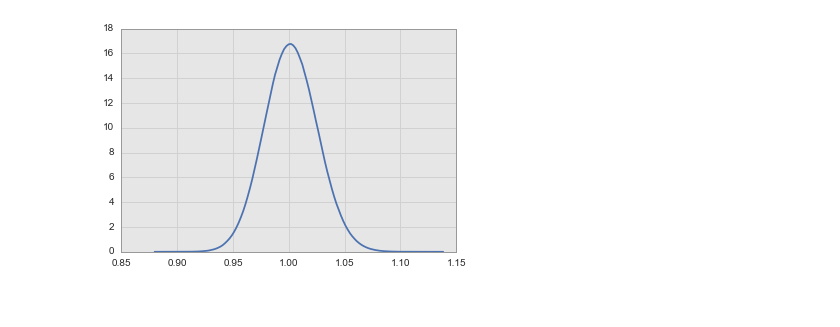
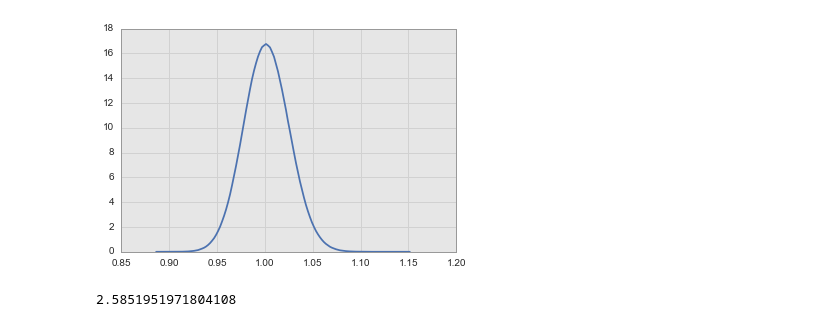
Before and after one commit to bbahmany/quant-finance, a Jupyter notebook: forcasting.ipynb, the cells around one changed output. Drawn from its saved outputs; the diff is of its cells as text; code cells hidden in the pictures.

```diff
--- a/forcasting.ipynb
+++ b/forcasting.ipynb
@@ -94,4 +105,8 @@ array([ 0.00169021,  0.00056446])
 # %%
-sns.distplot(np.random.lognormal(0.00169021, np.sqrt(0.00056446), 10000000), kde=True, hist=False);
+sns.distplot(np.random.lognormal(0.00152099, np.sqrt(0.00056663), 10000000), kde=True, hist=False);
 # %% [output]
-[figure, old version]
+[figure, new version]
+# %%
+(108.39*np.random.lognormal(0.00152099, np.sqrt(0.00056663), 10000000)).std()
+# %% [output]
+2.5851951971804108
```
Also changed, not shown: parts of 35 cells of this notebook, 1 other file.
